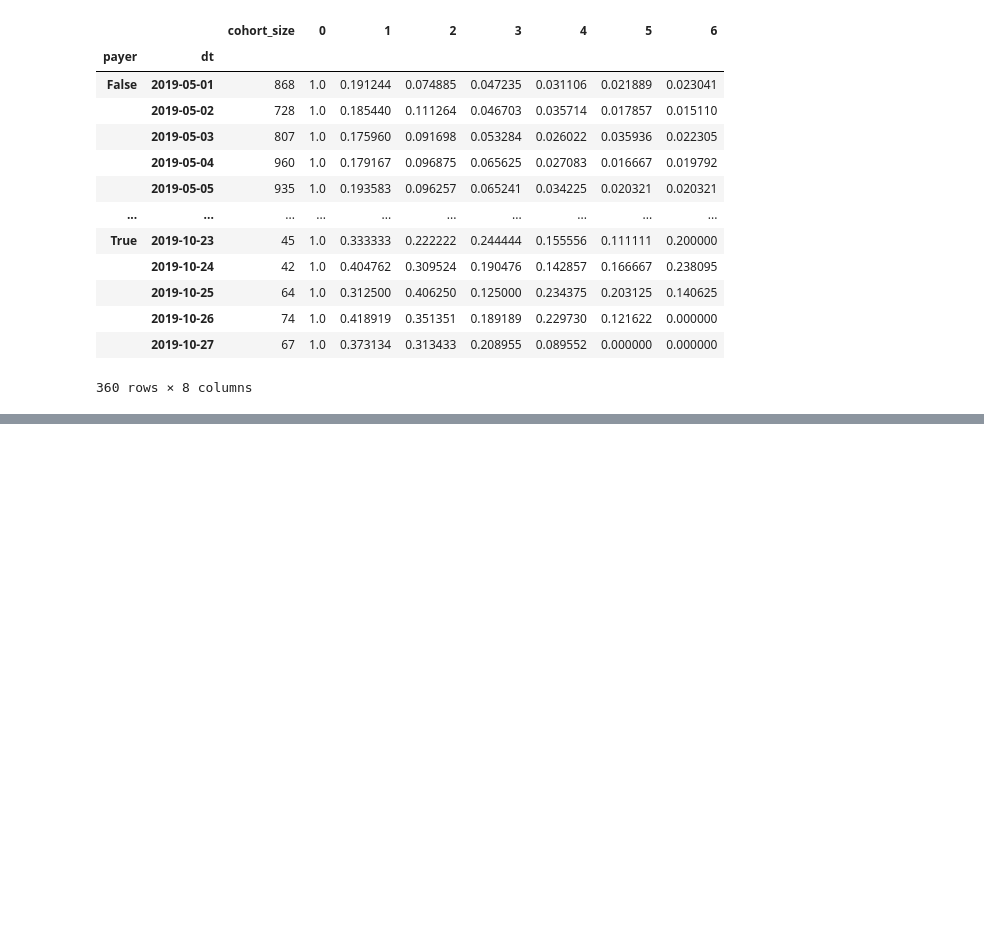
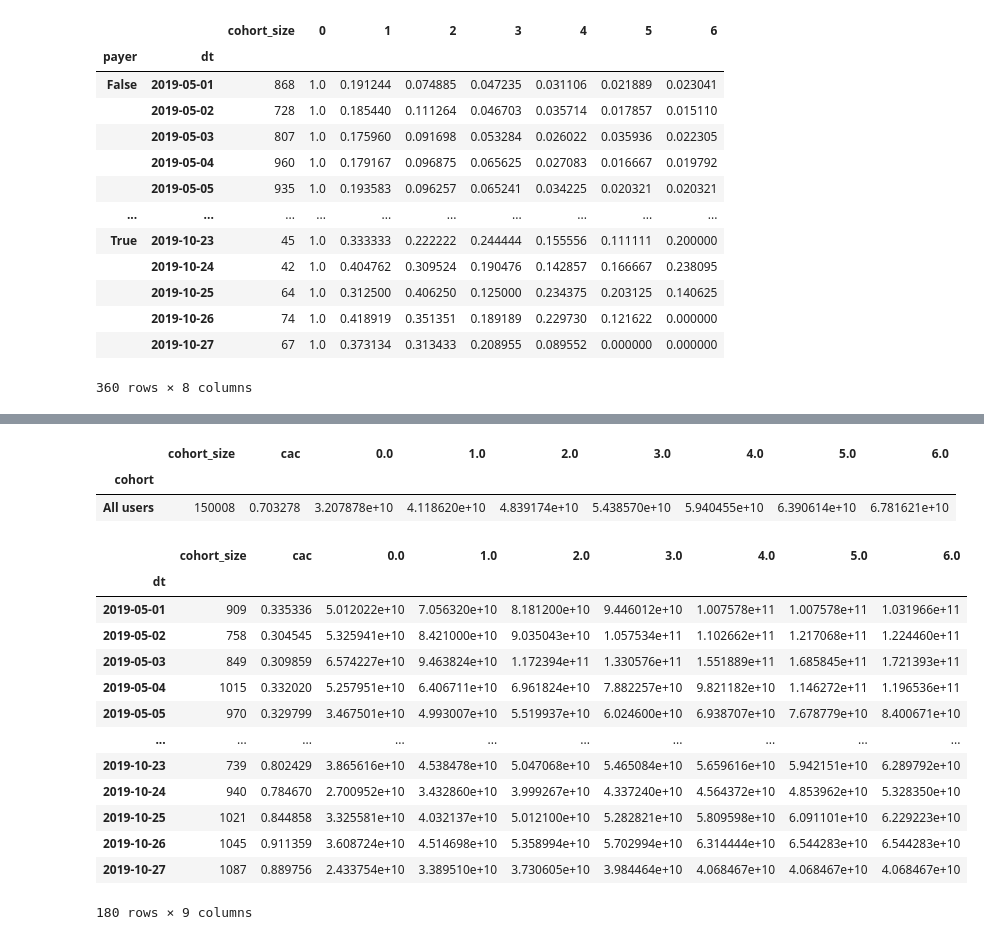
Before and after one commit to ikazman/practicum_da_projects, a Jupyter notebook: marketing_analysis/maketing_analysis.ipynb, the cells around one changed output, grey strips where cells are left out. Saved outputs shown, nothing was run; the diff lists cells and outputs as text; code cells hidden in the pictures; blank space fills up the shorter version.

```diff
--- a/marketing_analysis/maketing_analysis.ipynb
+++ b/marketing_analysis/maketing_analysis.ipynb
@@ -107,3 +179,26 @@ result_in_time
+# %%
+roi_grouped
+# %% [output]
+|  | cohort_size | cac | 0.0 | 1.0 | 2.0 | 3.0 | 4.0 | 5.0 | 6.0 |
+| cohort |  |  |  |  |  |  |  |  |  |
+| All users | 150008 | 0.703278 | 3.207878e+10 | 4.118620e+10 | 4.839174e+10 | 5.438570e+10 | 5.940455e+10 | 6.390614e+10 | 6.781621e+10 |
+# %%
+roi_in_time
+# %% [output]
+|  | cohort_size | cac | 0.0 | 1.0 | 2.0 | 3.0 | 4.0 | 5.0 | 6.0 |
+| dt |  |  |  |  |  |  |  |  |  |
+| 2019-05-01 | 909 | 0.335336 | 5.012022e+10 | 7.056320e+10 | 8.181200e+10 | 9.446012e+10 | 1.007578e+11 | 1.007578e+11 | 1.031966e+11 |
+| 2019-05-02 | 758 | 0.304545 | 5.325941e+10 | 8.421000e+10 | 9.035043e+10 | 1.057534e+11 | 1.102662e+11 | 1.217068e+11 | 1.224460e+11 |
+| 2019-05-03 | 849 | 0.309859 | 6.574227e+10 | 9.463824e+10 | 1.172394e+11 | 1.330576e+11 | 1.551889e+11 | 1.685845e+11 | 1.721393e+11 |
+| 2019-05-04 | 1015 | 0.332020 | 5.257951e+10 | 6.406711e+10 | 6.961824e+10 | 7.882257e+10 | 9.821182e+10 | 1.146272e+11 | 1.196536e+11 |
+| 2019-05-05 | 970 | 0.329799 | 3.467501e+10 | 4.993007e+10 | 5.519937e+10 | 6.024600e+10 | 6.938707e+10 | 7.678779e+10 | 8.400671e+10 |
+| ... | ... | ... | ... | ... | ... | ... | ... | ... | ... |
+| 2019-10-23 | 739 | 0.802429 | 3.865616e+10 | 4.538478e+10 | 5.047068e+10 | 5.465084e+10 | 5.659616e+10 | 5.942151e+10 | 6.289792e+10 |
+| 2019-10-24 | 940 | 0.784670 | 2.700952e+10 | 3.432860e+10 | 3.999267e+10 | 4.337240e+10 | 4.564372e+10 | 4.853962e+10 | 5.328350e+10 |
+| 2019-10-25 | 1021 | 0.844858 | 3.325581e+10 | 4.032137e+10 | 5.012100e+10 | 5.282821e+10 | 5.809598e+10 | 6.091101e+10 | 6.229223e+10 |
+| 2019-10-26 | 1045 | 0.911359 | 3.608724e+10 | 4.514698e+10 | 5.358994e+10 | 5.702994e+10 | 6.314444e+10 | 6.544283e+10 | 6.544283e+10 |
+| 2019-10-27 | 1087 | 0.889756 | 2.433754e+10 | 3.389510e+10 | 3.730605e+10 | 3.984464e+10 | 4.068467e+10 | 4.068467e+10 | 4.068467e+10 |
+180 rows × 9 columns
 # %%
 # функция для создания пользовательских профилей
 
```
Also changed, not shown: parts of 8 cells of this notebook, 1 other file.
